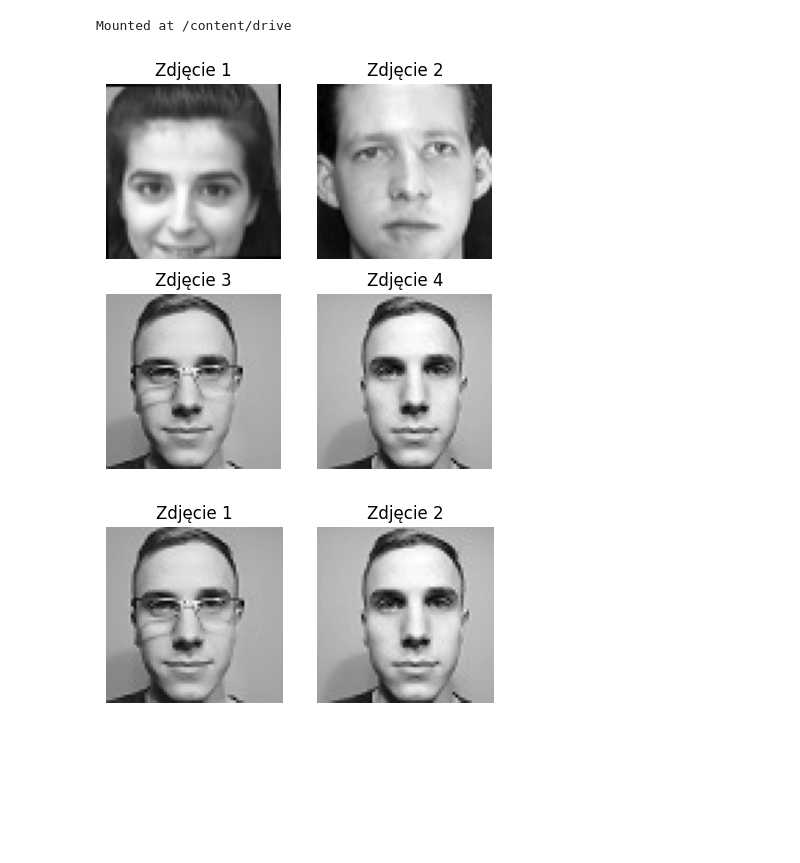
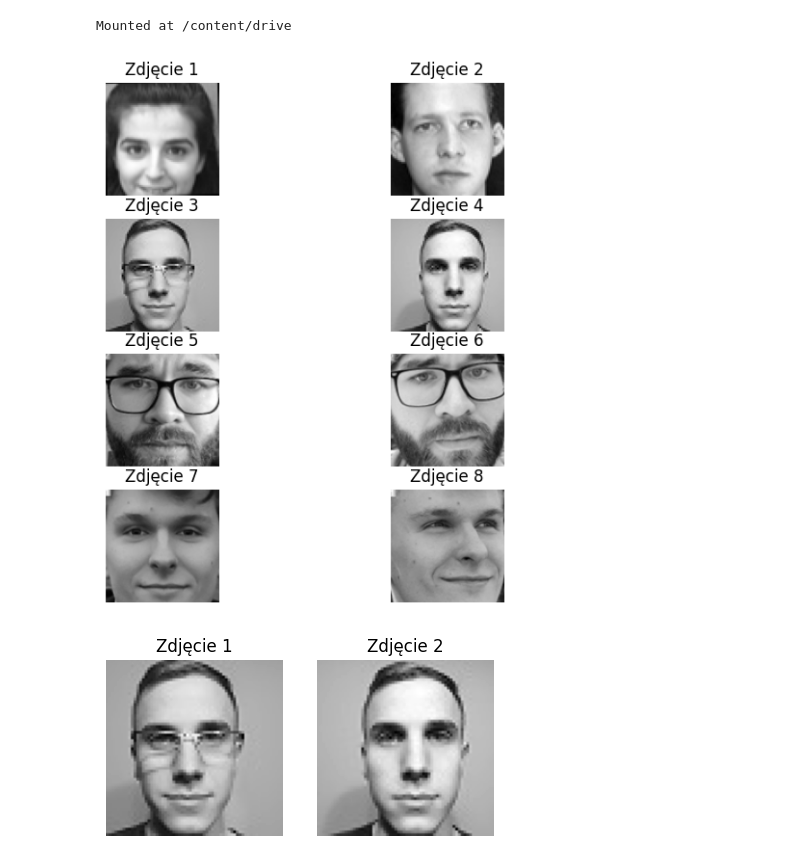
Before and after one commit to ajankowi/Multimedia, a Jupyter notebook: Face_recognition.ipynb, the cells around one changed output. Saved outputs shown, nothing was run; the diff lists cells and outputs as text; code cells hidden in the pictures; blank space fills up the shorter version.

```diff
--- a/Face_recognition.ipynb
+++ b/Face_recognition.ipynb
@@ -38,25 +38,25 @@ drive.mount("/content/drive", force_remount=True)
 Mounted at /content/drive
 # %%
 # Ścieżki do wczytanych zdjęć
-image_paths = ['/test/p_1.png', '/test/p_2.png', '/Adam/adam_1.jpg', '/Adam/adam_2.jpg']
+image_paths = ['/test/p_1.png', '/test/p_2.png', '/Adam/adam_1.jpg', '/Adam/adam_2.jpg', '/Mateusz/Mateusz_1.png', '/Mateusz/Mateusz_2.png', '/Adrian/Adrian_1.png', '/Adrian/Adrian_2.png']
 
-# Inicjalizacja macierzy 2x3 do przechowywania zdjęć
-rows, cols = 2, 2
-fig, axs = plt.subplots(rows, cols, figsize=(5, 5))
+# Inicjalizacja macierzy 4x2 do przechowywania zdjęć
+rows, cols = 4, 2
+fig, axs = plt.subplots(rows, cols, figsize=(7, 7))
 
 # Iteracja po zdjęciach i ich wyświetlanie
 for i in range(rows):
     for j in range(cols):
         # Wczytanie i wyświetlenie zdjęcia
         img = Image.open('/content/drive/MyDrive/Multimedia'+image_paths[i * cols + j]).convert('L')
         axs[i, j].imshow(img, cmap = 'gray')
         axs[i, j].axis('off')  # Wyłączenie osi
         axs[i, j].set_title(f'Zdjęcie {i * cols + j + 1}')
 
 # Wyświetlenie macierzy zdjęć
 plt.show()
 # %% [output]
-[figure, old version]
+[figure, new version]
 # %%
 # Wczytywane dane muszą być kwadratowe np. 512x512
 # Na zjęciu powinna znajdować się tylko sama twarz
```
Also changed, not shown: parts of 5 cells of this notebook.
